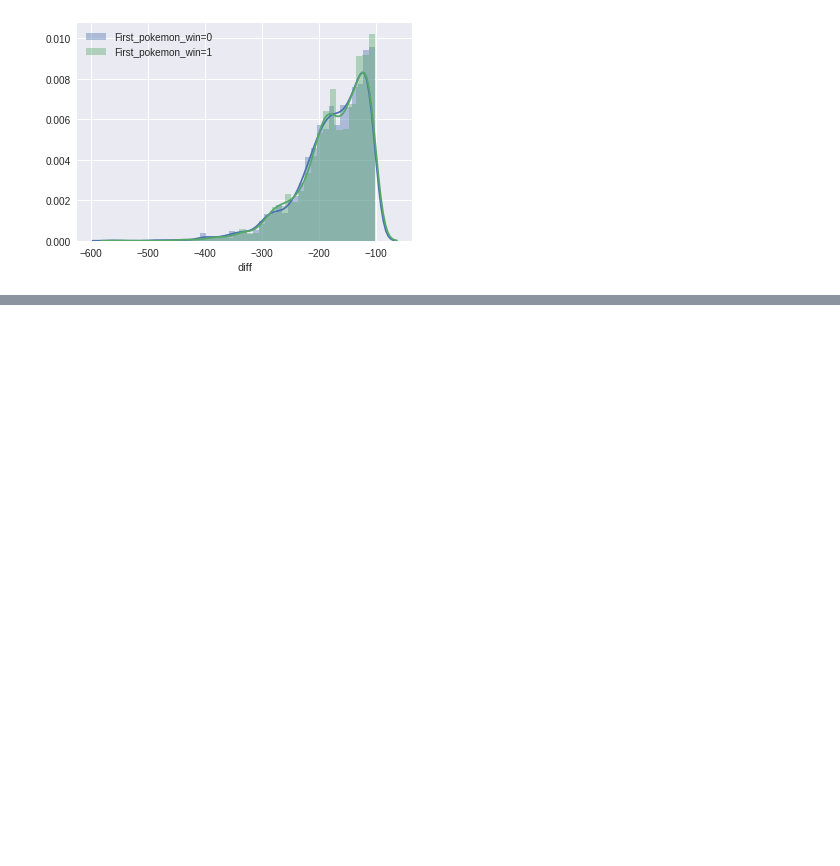
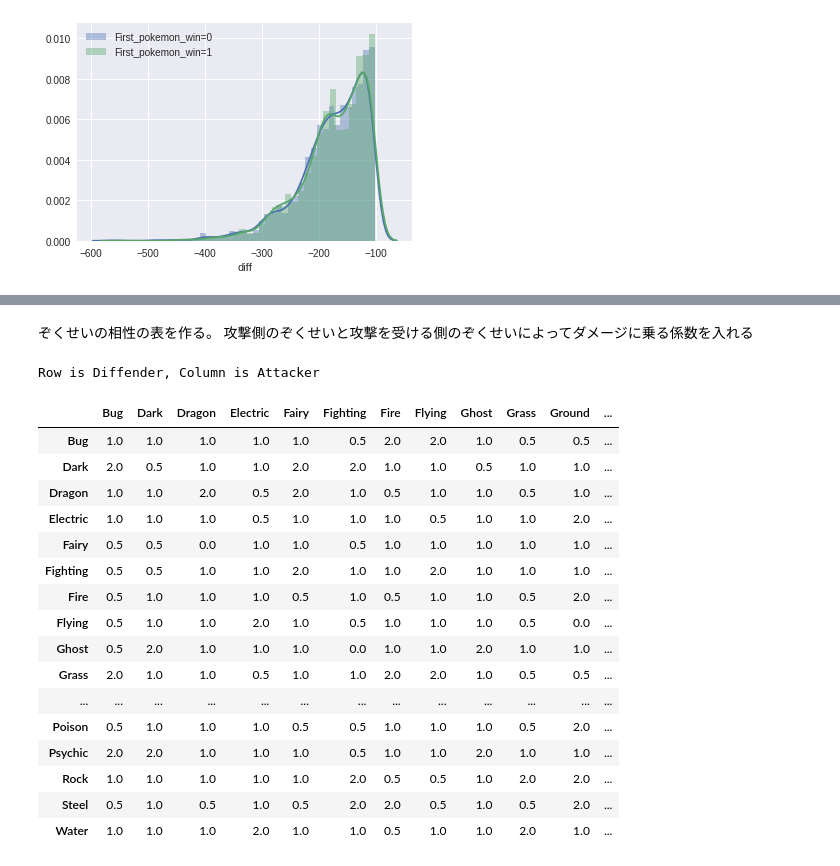
Before and after one commit to naokomada/labjupyter, a Jupyter notebook: work/kaggle/pokemon_data_science_challenge/notebook.ipynb, the cells around one changed output, grey strips where cells are left out. Drawn from its saved outputs; the diff is of its cells as text; code cells hidden in the pictures; blank space fills up the shorter version.

```diff
--- a/work/kaggle/pokemon_data_science_challenge/notebook.ipynb
+++ b/work/kaggle/pokemon_data_science_challenge/notebook.ipynb
@@ -171,0 +270,46 @@ plt.show()
+# %% [markdown]
+ぞくせいの相性の表を作る。
+攻撃側のぞくせいと攻撃を受ける側のぞくせいによってダメージに乗る係数を入れる
+# %%
+Normal = {"Normal": 1, "Fighting": 1, "Poison": 1, "Ground": 1, "Flying": 1, "Bug": 1, "Rock": 0.5, "Ghost": 0, "Steel": 0.5, "Fire": 1, "Water": 1, "Electric": 1, "Grass": 1, "Ice": 1, "Psychic": 1, "Dragon": 1, "Dark": 1, "Fairy": 1}
+Fighting = {"Normal": 2, "Fighting": 1, "Poison": 0.5, "Ground": 1, "Flying": 0.5, "Bug": 0.5, "Rock": 2, "Ghost": 0, "Steel": 2, "Fire": 1, "Water": 1, "Electric": 1, "Grass": 1, "Ice": 2, "Psychic": 0.5, "Dragon": 1, "Dark": 2, "Fairy": 0.5}
+Poison = {"Normal": 1, "Fighting": 1, "Poison": 0.5, "Ground": 0.5, "Flying": 1, "Bug": 1, "Rock": 0.5, "Ghost": 0.5, "Steel": 0, "Fire": 1, "Water": 1, "Electric": 1, "Grass": 2, "Ice": 1, "Psychic": 1, "Dragon": 1, "Dark": 1, "Fairy": 2}
+Ground = {"Normal": 1, "Fighting": 1, "Poison": 2, "Ground": 1, "Flying": 0, "Bug": 0.5, "Rock": 2, "Ghost": 1, "Steel": 2, "Fire": 2, "Water": 1, "Electric": 2, "Grass": 0.5, "Ice": 1, "Psychic": 1, "Dragon": 1, "Dark": 1, "Fairy": 1}
+Flying = {"Normal": 1, "Fighting": 2, "Poison": 1, "Ground": 1, "Flying": 1, "Bug": 2, "Rock": 0.5, "Ghost": 1, "Steel": 0.5, "Fire": 1, "Water": 1, "Electric": 0.5, "Grass": 2, "Ice": 1, "Psychic": 1, "Dragon": 1, "Dark": 1, "Fairy": 1}
+Bug = {"Normal": 1, "Fighting": 0.5, "Poison": 0.5, "Ground": 1, "Flying": 0.5, "Bug": 1, "Rock": 1, "Ghost": 0.5, "Steel": 0.5, "Fire": 0.5, "Water": 1, "Electric": 1, "Grass": 2, "Ice": 1, "Psychic": 2, "Dragon": 1, "Dark": 2, "Fairy": 0.5}
+Rock = {"Normal": 1, "Fighting": 0.5, "Poison": 1, "Ground": 0.5, "Flying": 2, "Bug": 2, "Rock": 1, "Ghost": 1, "Steel": 0.5, "Fire": 2, "Water": 1, "Electric": 1, "Grass": 1, "Ice": 2, "Psychic": 1, "Dragon": 1, "Dark": 1, "Fairy": 1}
+Ghost = {"Normal": 0, "Fighting": 1, "Poison": 1, "Ground": 1, "Flying": 1, "Bug": 1, "Rock": 1, "Ghost": 2, "Steel": 1, "Fire": 1, "Water": 1, "Electric": 1, "Grass": 1, "Ice": 1, "Psychic": 2, "Dragon": 1, "Dark": 0.5, "Fairy": 1}
+Steel = {"Normal": 1, "Fighting": 1, "Poison": 1, "Ground": 1, "Flying": 1, "Bug": 1, "Rock": 2, "Ghost": 1, "Steel": 0.5, "Fire": 0.5, "Water": 0.5, "Electric": 0.5, "Grass": 1, "Ice": 2, "Psychic": 1, "Dragon": 1, "Dark": 1, "Fairy": 0.5}
+Fire = {"Normal": 1, "Fighting": 1, "Poison": 1, "Ground": 1, "Flying": 1, "Bug": 2, "Rock": 0.5, "Ghost": 1, "Steel": 2, "Fire": 0.5, "Water": 0.5, "Electric": 1, "Grass": 2, "Ice": 2, "Psychic": 1, "Dragon": 0.5, "Dark": 1, "Fairy": 1}
+Water = {"Normal": 1, "Fighting": 1, "Poison": 1, "Ground": 2, "Flying": 1, "Bug": 1, "Rock": 2, "Ghost": 1, "Steel": 1, "Fire": 2, "Water": 0.5, "Electric": 1, "Grass": 0.5, "Ice": 1, "Psychic": 1, "Dragon": 0.5, "Dark": 1, "Fairy": 1}
+Electric = {"Normal": 1, "Fighting": 1, "Poison": 1, "Ground": 0, "Flying": 2, "Bug": 1, "Rock": 1, "Ghost": 1, "Steel": 1, "Fire": 1, "Water": 2, "Electric": 0.5, "Grass": 0.5, "Ice": 1, "Psychic": 1, "Dragon": 0.5, "Dark": 1, "Fairy": 1}
+Grass = {"Normal": 1, "Fighting": 1, "Poison": 0.5, "Ground": 2, "Flying": 0.5, "Bug": 0.5, "Rock": 2, "Ghost": 1, "Steel": 0.5, "Fire": 0.5, "Water": 2, "Electric": 1, "Grass": 0.5, "Ice": 1, "Psychic": 1, "Dragon": 0.5, "Dark": 1, "Fairy": 1}
+Ice = {"Normal": 1, "Fighting": 1, "Poison": 1, "Ground": 2, "Flying": 2, "Bug": 1, "Rock": 1, "Ghost": 1, "Steel": 0.5, "Fire": 0.5, "Water": 0.5, "Electric": 1, "Grass": 2, "Ice": 0.5, "Psychic": 1, "Dragon": 2, "Dark": 1, "Fairy": 1}
+Psychic = {"Normal": 1, "Fighting": 1, "Poison": 2, "Ground": 2, "Flying": 1, "Bug": 1, "Rock": 1, "Ghost": 1, "Steel": 0.5, "Fire": 1, "Water": 1, "Electric": 1, "Grass": 1, "Ice": 1, "Psychic": 0.5, "Dragon": 1, "Dark": 0, "Fairy": 1}
+Dragon = {"Normal": 1, "Fighting": 1, "Poison": 1, "Ground": 1, "Flying": 1, "Bug": 1, "Rock": 1, "Ghost": 1, "Steel": 0.5, "Fire": 1, "Water": 1, "Electric": 1, "Grass": 1, "Ice": 1, "Psychic": 1, "Dragon": 2, "Dark": 1, "Fairy": 0}
+Dark = {"Normal": 1, "Fighting": 0.5, "Poison": 1, "Ground": 1, "Flying": 1, "Bug": 1, "Rock": 1, "Ghost": 2, "Steel": 1, "Fire": 1, "Water": 1, "Electric": 1, "Grass": 1, "Ice": 1, "Psychic": 2, "Dragon": 1, "Dark": 0.5, "Fairy": 0.5}
+Fairy = {"Normal": 1, "Fighting": 2, "Poison": 0.5, "Ground": 1, "Flying": 1, "Bug": 1, "Rock": 1, "Ghost": 1, "Steel": 0.5, "Fire": 0.5, "Water": 1, "Electric": 1, "Grass": 1, "Ice": 1, "Psychic": 1, "Dragon": 2, "Dark": 2, "Fairy": 1}
+
+type_relation = {"Normal": Normal, "Fighting": Fighting, "Poison": Poison, "Ground": Ground, "Flying": Flying, "Bug": Bug, "Rock": Rock, "Ghost": Ghost, "Steel": Steel, "Fire": Fire, "Water": Water, "Electric": Electric, "Grass": Grass, "Ice": Ice, "Psychic": Psychic, "Dragon": Dragon, "Dark": Dark, "Fairy": Fairy}
+df_type_relation = pd.DataFrame(type_relation)
+print ("Row is Diffender, Column is Attacker")
+df_type_relation
+# %% [output]
+Row is Diffender, Column is Attacker
+|  | Bug | Dark | Dragon | Electric | Fairy | Fighting | Fire | Flying | Ghost | Grass | Ground | ... |
+| Bug | 1.0 | 1.0 | 1.0 | 1.0 | 1.0 | 0.5 | 2.0 | 2.0 | 1.0 | 0.5 | 0.5 | ... |
+| Dark | 2.0 | 0.5 | 1.0 | 1.0 | 2.0 | 2.0 | 1.0 | 1.0 | 0.5 | 1.0 | 1.0 | ... |
+| Dragon | 1.0 | 1.0 | 2.0 | 0.5 | 2.0 | 1.0 | 0.5 | 1.0 | 1.0 | 0.5 | 1.0 | ... |
+| Electric | 1.0 | 1.0 | 1.0 | 0.5 | 1.0 | 1.0 | 1.0 | 0.5 | 1.0 | 1.0 | 2.0 | ... |
+| Fairy | 0.5 | 0.5 | 0.0 | 1.0 | 1.0 | 0.5 | 1.0 | 1.0 | 1.0 | 1.0 | 1.0 | ... |
+| Fighting | 0.5 | 0.5 | 1.0 | 1.0 | 2.0 | 1.0 | 1.0 | 2.0 | 1.0 | 1.0 | 1.0 | ... |
+| Fire | 0.5 | 1.0 | 1.0 | 1.0 | 0.5 | 1.0 | 0.5 | 1.0 | 1.0 | 0.5 | 2.0 | ... |
+| Flying | 0.5 | 1.0 | 1.0 | 2.0 | 1.0 | 0.5 | 1.0 | 1.0 | 1.0 | 0.5 | 0.0 | ... |
+| Ghost | 0.5 | 2.0 | 1.0 | 1.0 | 1.0 | 0.0 | 1.0 | 1.0 | 2.0 | 1.0 | 1.0 | ... |
+| Grass | 2.0 | 1.0 | 1.0 | 0.5 | 1.0 | 1.0 | 2.0 | 2.0 | 1.0 | 0.5 | 0.5 | ... |
+| ... | ... | ... | ... | ... | ... | ... | ... | ... | ... | ... | ... | ... |
+| Poison | 0.5 | 1.0 | 1.0 | 1.0 | 0.5 | 0.5 | 1.0 | 1.0 | 1.0 | 0.5 | 2.0 | ... |
+| Psychic | 2.0 | 2.0 | 1.0 | 1.0 | 1.0 | 0.5 | 1.0 | 1.0 | 2.0 | 1.0 | 1.0 | ... |
+| Rock | 1.0 | 1.0 | 1.0 | 1.0 | 1.0 | 2.0 | 0.5 | 0.5 | 1.0 | 2.0 | 2.0 | ... |
+| Steel | 0.5 | 1.0 | 0.5 | 1.0 | 0.5 | 2.0 | 2.0 | 0.5 | 1.0 | 0.5 | 2.0 | ... |
+| Water | 1.0 | 1.0 | 1.0 | 2.0 | 1.0 | 1.0 | 0.5 | 1.0 | 1.0 | 2.0 | 1.0 | ... |
```
Also changed, not shown: parts of 19 cells of this notebook.
